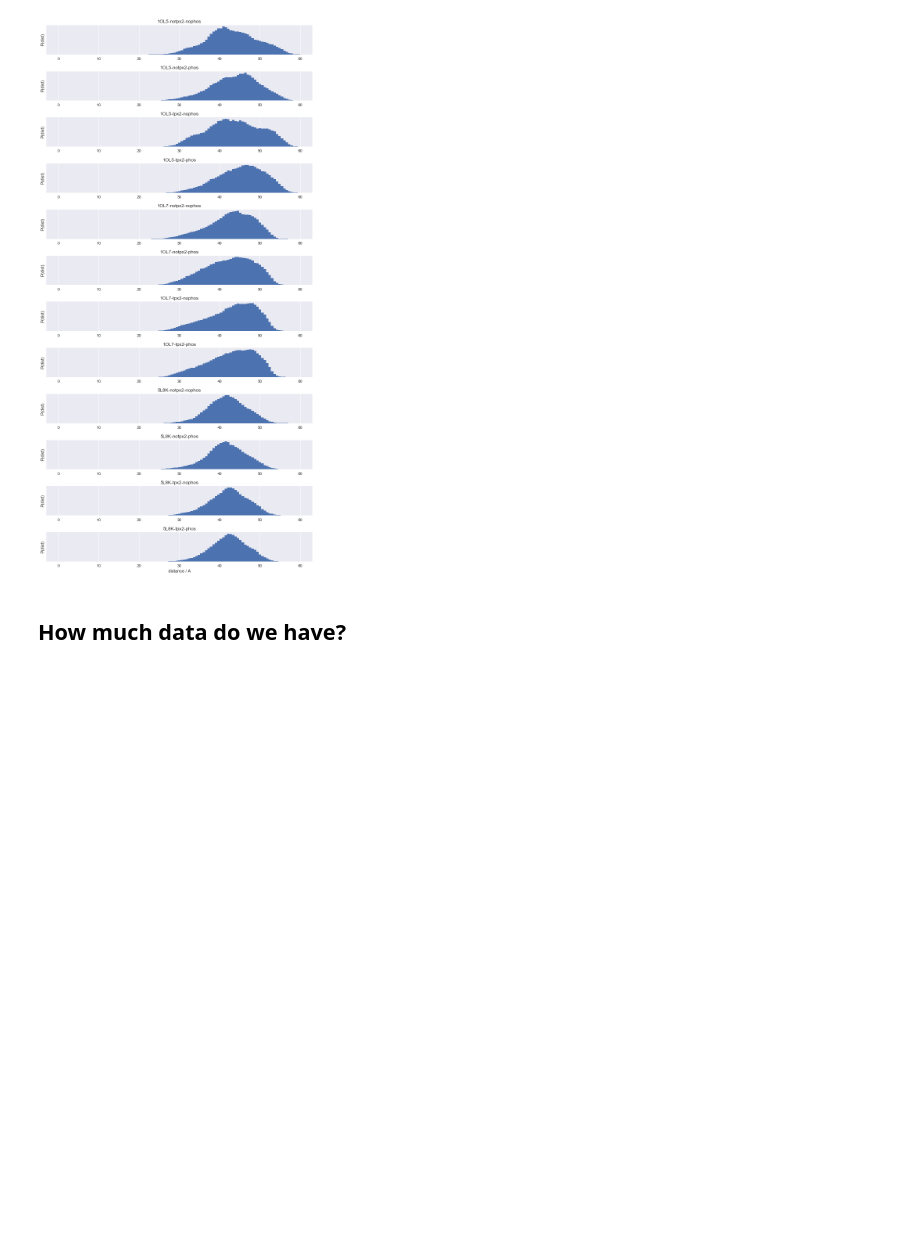
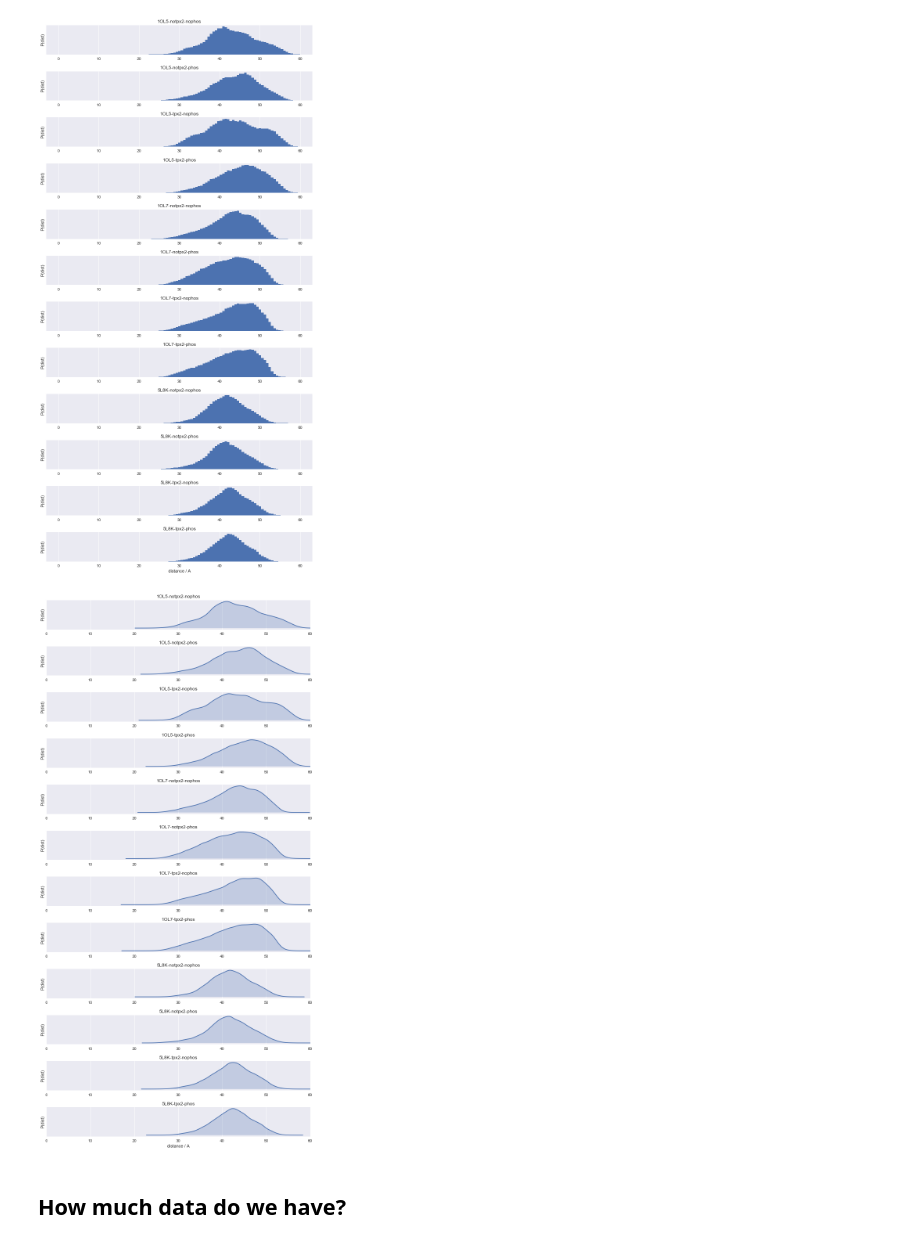
Before and after one commit to choderalab/AURKA_UMN, a Jupyter notebook: spin-probe-analysis/Analysis of spin probe distances.ipynb, the cells around one changed output. Cells and saved outputs as stored; diff of their text form; code cells hidden in the pictures; blank space fills up the shorter version.

Commit message:
Add kdeplots

```diff
--- a/spin-probe-analysis/Analysis of spin probe distances.ipynb
+++ b/spin-probe-analysis/Analysis of spin probe distances.ipynb
@@ -13,11 +13,13 @@ nbins = 100
 frame_interval = 0.5 # nanoseconds
 # %%
 # Load trajectories
+# convert to Angstroms and discard initial equilibration
 runs = list()
-for run in range(nruns):
-    clones = np.load('data/run%d.npy' % run)
-    for index in range(len(clones)):
-        clones[index] = clones[index][ndiscard:] * 10 # convert to Angstroms and discard initial equilibration
+for run_index in range(nruns):
+    clones = np.load('data/run%d.npy' % run_index)
+    nclones = len(clones)
+    for clone_index in range(nclones):
+            clones[clone_index] = clones[clone_index][ndiscard:,:] * 10
     runs.append(clones)
 # %%
 run_index = {
@@ -41,7 +43,7 @@ bins = np.linspace(0, maxdist, nbins)
 for run in range(nruns):
     plt.subplot(nruns,1,run+1)
     clones = runs[run]
-    plt.hist(np.concatenate(clones), bins)
+    plt.hist(np.concatenate([clone[:,0] for clone in clones]), bins)
     plt.yticks([])
     if run != (nruns-1):
         #plt.xticks([])
@@ -54,6 +56,26 @@ for run in range(nruns):
 figure.tight_layout()
 # %% [output]
 [figure]
+# %%
+figure = plt.figure(figsize=[10,20])
+maxdist = 60 # angstroms
+bins = np.linspace(0, maxdist, nbins)
+for run in range(nruns):
+    plt.subplot(nruns,1,run+1)
+    clones = runs[run]
+    sns.kdeplot(np.concatenate([clone[:,0] for clone in clones]), shade=True).set(xlim=(0, maxdist))
+    plt.yticks([])
+    if run != (nruns-1):
+        #plt.xticks([])
+        pass
+    else:
+        plt.xlabel('distance / A')
+    plt.ylabel('P(dist)');
+    plt.title(run_index[run])
+
+figure.tight_layout()
+# %% [output]
+[figure, added]
 # %% [markdown]
 ## How much data do we have?
 # %%
```
Also changed, not shown: parts of 4 cells of this notebook.
